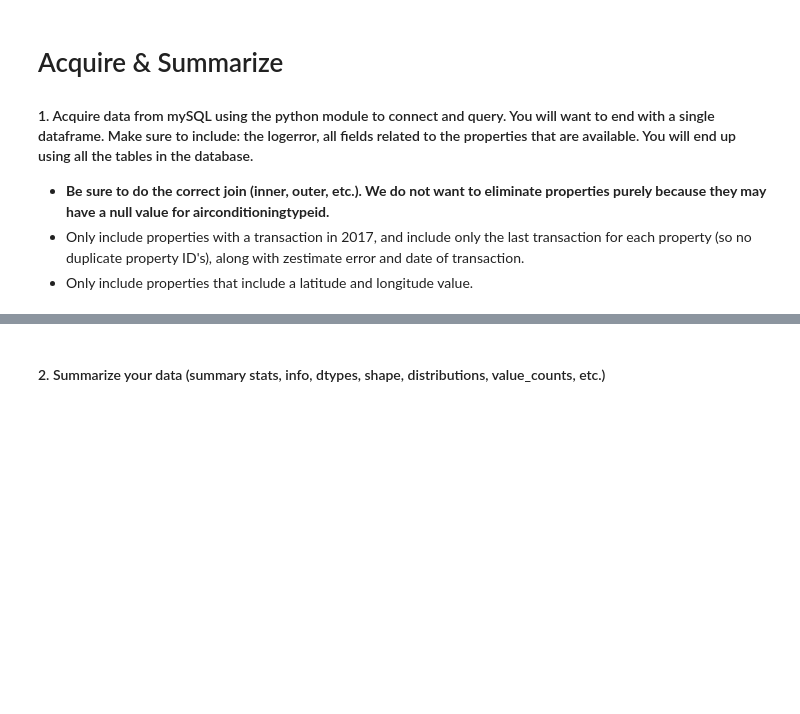
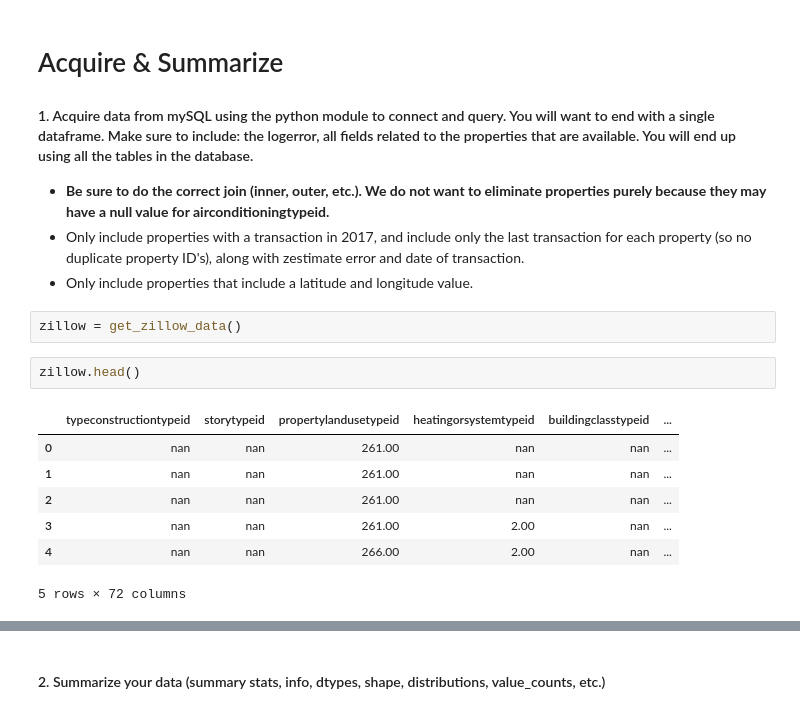
Before and after one commit to brandonjbryant/clustering-exercises, a Jupyter notebook: exercises/zillow.ipynb, the cells around one changed output, grey strips where cells are left out. Drawn from its saved outputs; the diff is of its cells as text; blank space fills up the shorter version.

```diff
--- a/exercises/zillow.ipynb
+++ b/exercises/zillow.ipynb
@@ -4,3 +23,15 @@
    * **Be sure to do the correct join (inner, outer, etc.). We do not want to eliminate properties purely because they may  have a null value for airconditioningtypeid.**
    * Only include properties with a transaction in 2017, and include only the last transaction for each property (so no duplicate property ID's), along with zestimate error and date of transaction.
    * Only include properties that include a latitude and longitude value.
+# %%
+zillow = get_zillow_data()
+# %%
+zillow.head()
+# %% [output]
+|  | typeconstructiontypeid | storytypeid | propertylandusetypeid | heatingorsystemtypeid | buildingclasstypeid | ... |
+| 0 | nan | nan | 261.00 | nan | nan | ... |
+| 1 | nan | nan | 261.00 | nan | nan | ... |
+| 2 | nan | nan | 261.00 | nan | nan | ... |
+| 3 | nan | nan | 261.00 | 2.00 | nan | ... |
+| 4 | nan | nan | 266.00 | 2.00 | nan | ... |
+5 rows × 72 columns
```
Also changed, not shown: parts of 39 cells of this notebook.
